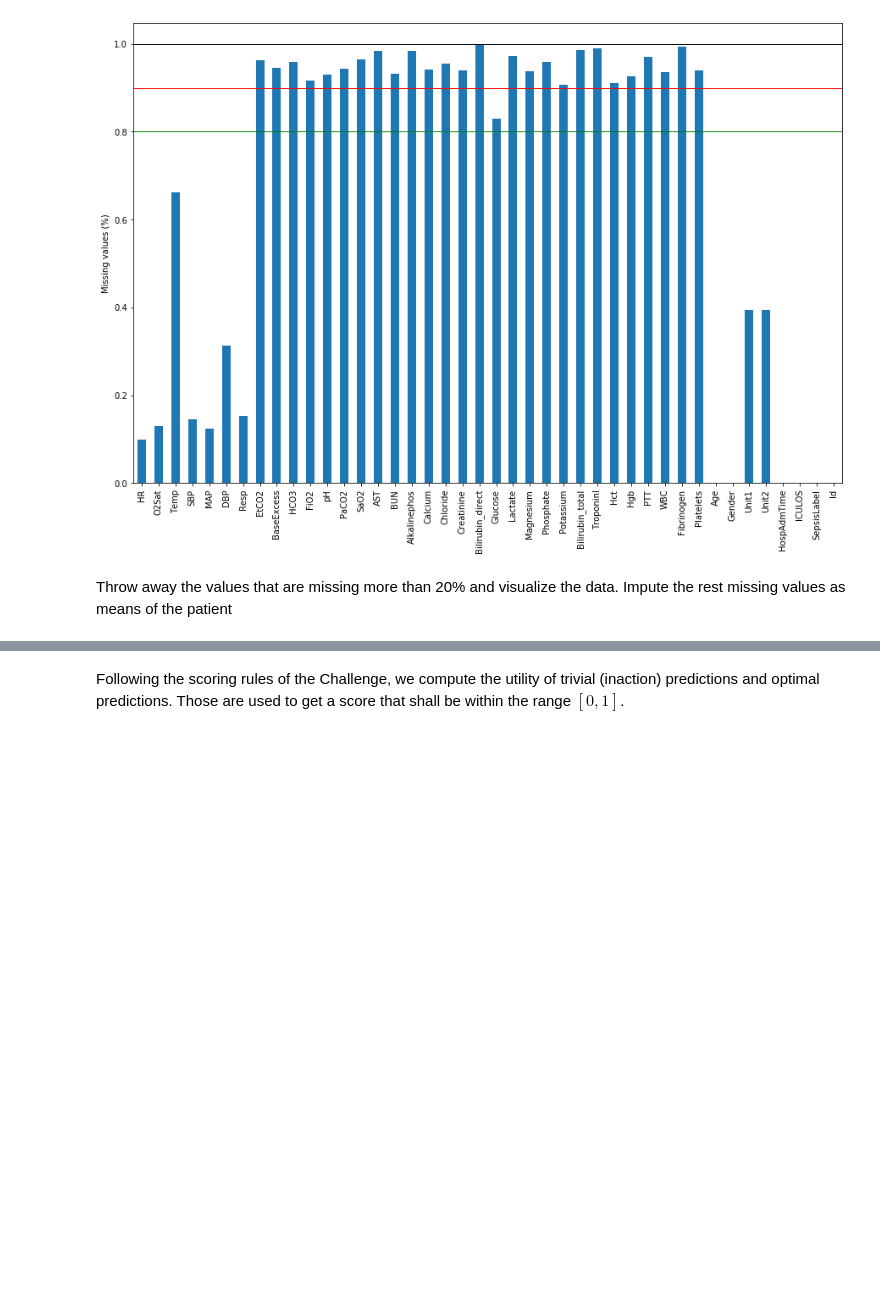
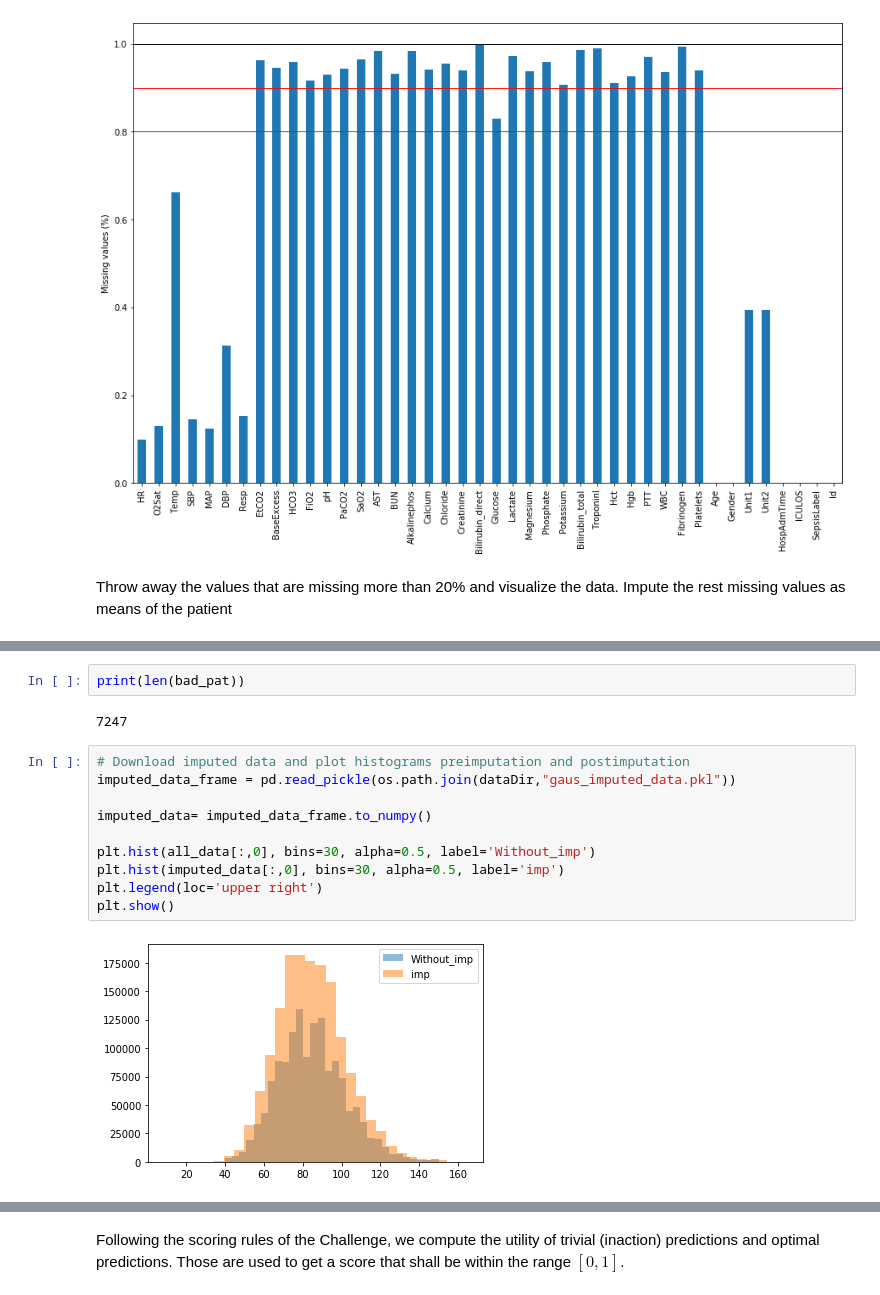
Before and after one commit to kurokaj/Statistical-Genetics-and-Personalised-Medicine-Assignment, a Jupyter notebook: Models/model_Discr.ipynb, the cells around one changed output, grey strips where cells are left out. Drawn from its saved outputs; the diff is of its cells as text; blank space fills up the shorter version.

```diff
--- a/Models/model_Discr.ipynb
+++ b/Models/model_Discr.ipynb
@@ -123,3 +154,19 @@ KeyboardInterrupt:
+# %%
+print(len(bad_pat))
+# %% [output]
+7247
+# %%
+# Download imputed data and plot histograms preimputation and postimputation
+imputed_data_frame = pd.read_pickle(os.path.join(dataDir,"gaus_imputed_data.pkl"))
+
+imputed_data= imputed_data_frame.to_numpy()
+
+plt.hist(all_data[:,0], bins=30, alpha=0.5, label='Without_imp')
+plt.hist(imputed_data[:,0], bins=30, alpha=0.5, label='imp')
+plt.legend(loc='upper right')
+plt.show()
+# %% [output]
+[figure, added]
 # %%
 # START HERE IF THE DATA HAS BEEN ALREADY RESHAPED
 # Divide tha training and testing data
```
Also changed, not shown: parts of 17 cells of this notebook, 3 other files.
